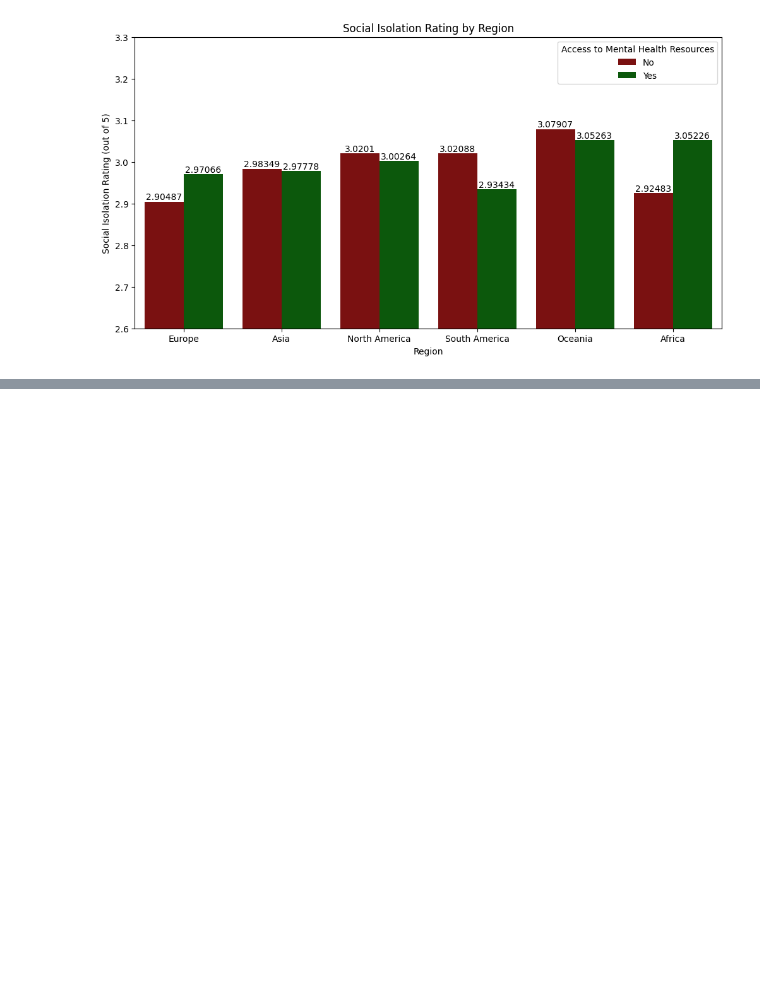
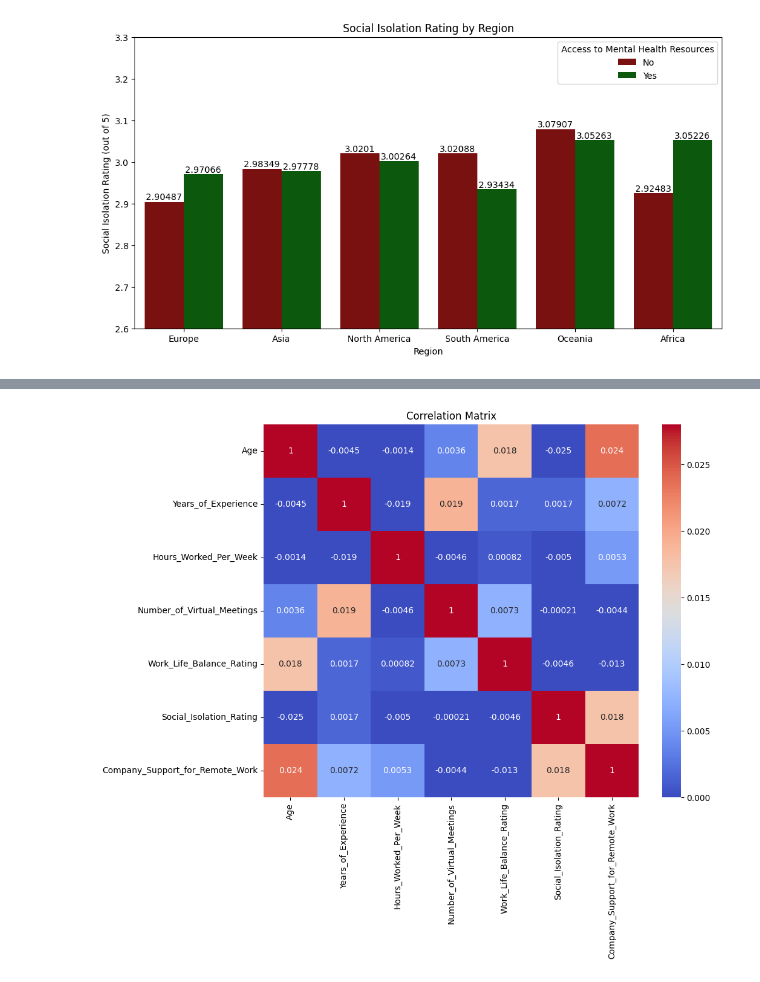
Before and after one commit to vincentadufour/CS39AE-Data-Visualization, a Jupyter notebook: Projects/Remote Work Effect on Mental Health/project1.ipynb, the cells around one changed output, grey strips where cells are left out. Cells and saved outputs as stored; diff of their text form; code cells hidden in the pictures; blank space fills up the shorter version.

```diff
--- a/Projects/Remote Work Effect on Mental Health/project1.ipynb
+++ b/Projects/Remote Work Effect on Mental Health/project1.ipynb
@@ -280,0 +368,9 @@ plt.show()
+# %%
+plt.figure(figsize=(10, 8))
+sns.heatmap(corr_matrix, annot=True, cmap='coolwarm', vmin='0', vmax='0.028')
+
+plt.title('Correlation Matrix')
+
+plt.show()
+# %% [output]
+[figure, added]
```
Also changed, not shown: parts of 18 cells of this notebook, 1 other file.
